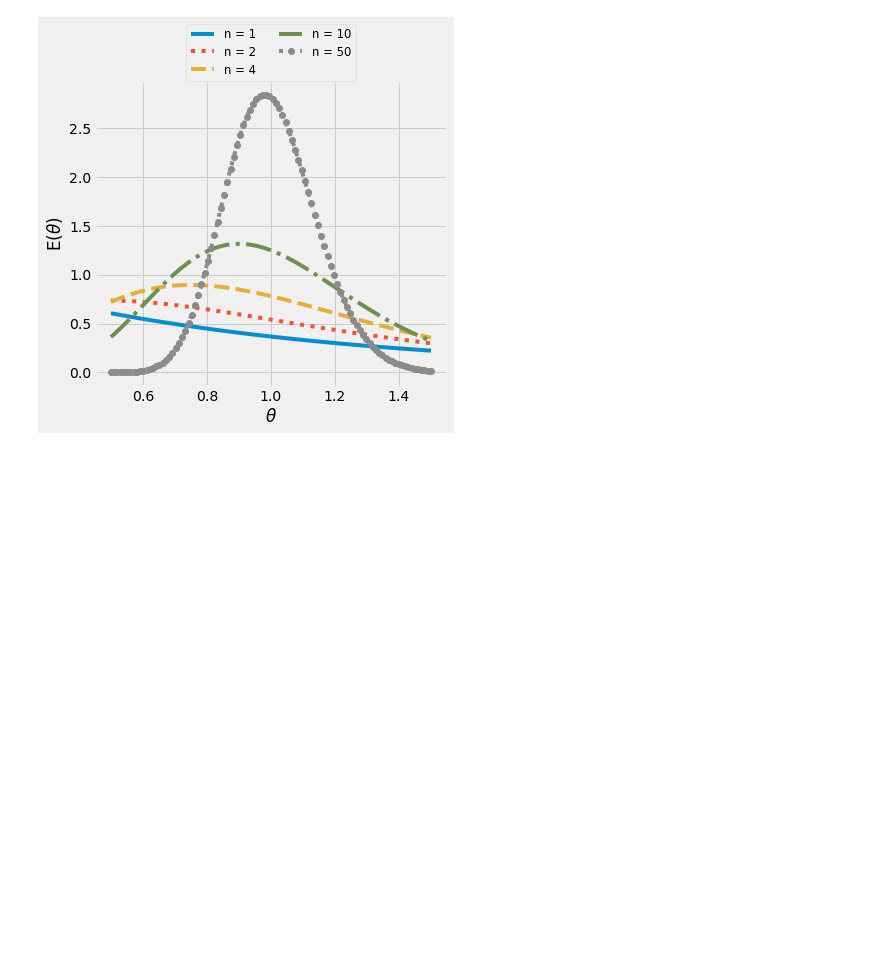
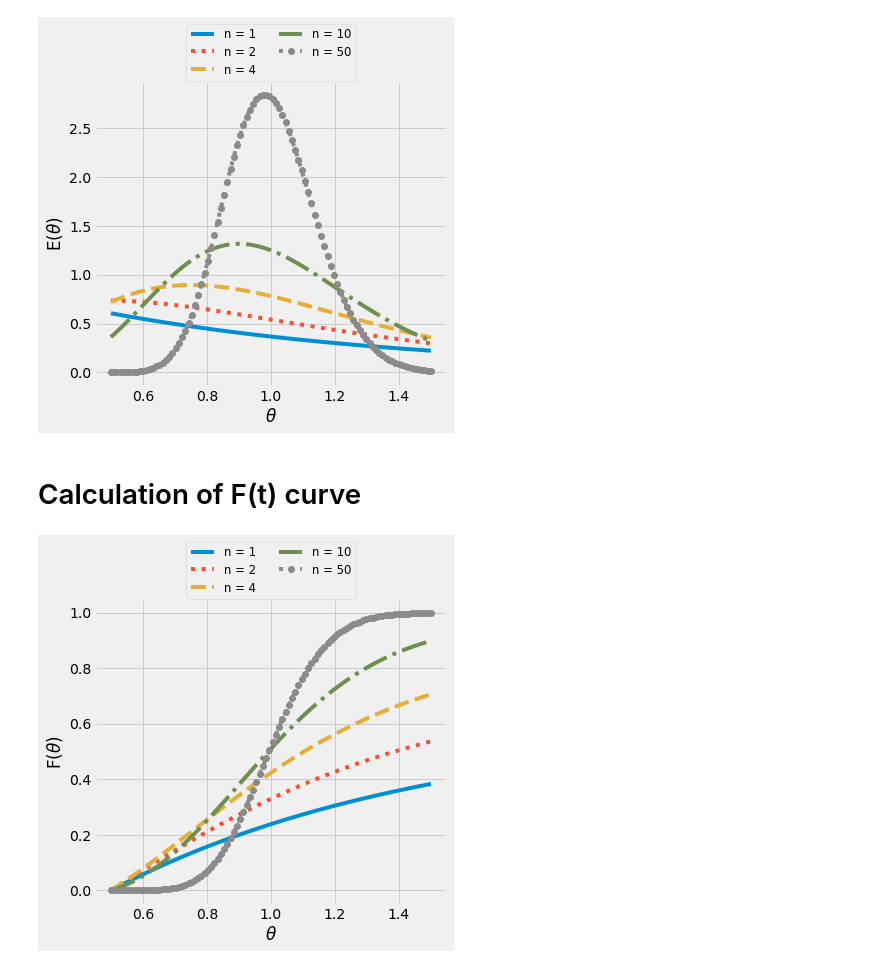
Before and after one commit to aliglara/ebook_che5314_ucv, a Jupyter notebook: codes/lect_025in-tank-serie.ipynb, the cells around one changed output. Cells and saved outputs as stored; diff of their text form; code cells hidden in the pictures; blank space fills up the shorter version.

```diff
--- a/codes/lect_025in-tank-serie.ipynb
+++ b/codes/lect_025in-tank-serie.ipynb
@@ -39,3 +40,25 @@ plt.tight_layout()
 plt.show()
 # %% [output]
 [figure]
+# %% [markdown]
+# Calculation of F(t) curve
+# %%
+F_curves = []
+for ecurve in Ecurves:
+    F_curves.append(cumulative_trapezoid(ecurve, thetas, initial=0))
+# %%
+fig, ax = plt.subplots(figsize=(6,6))
+
+for i in range(len(reactors)):
+    ax.plot(thetas, F_curves[i],
+            linestyle=linestyles[i],
+            marker=markers[i],
+            label=('n = %s' % reactors[i]))
+
+ax.set_xlabel(r'$\theta$')
+ax.set_ylabel(r'F($\theta$)')
+plt.legend(bbox_to_anchor=(0.5, 1), loc='lower center', borderaxespad=0., fontsize='small', ncol=2)
+plt.tight_layout()
+plt.show()
+# %% [output]
+[figure, added]
```
Also changed, not shown: parts of 1 cell of this notebook, 20 other files.
